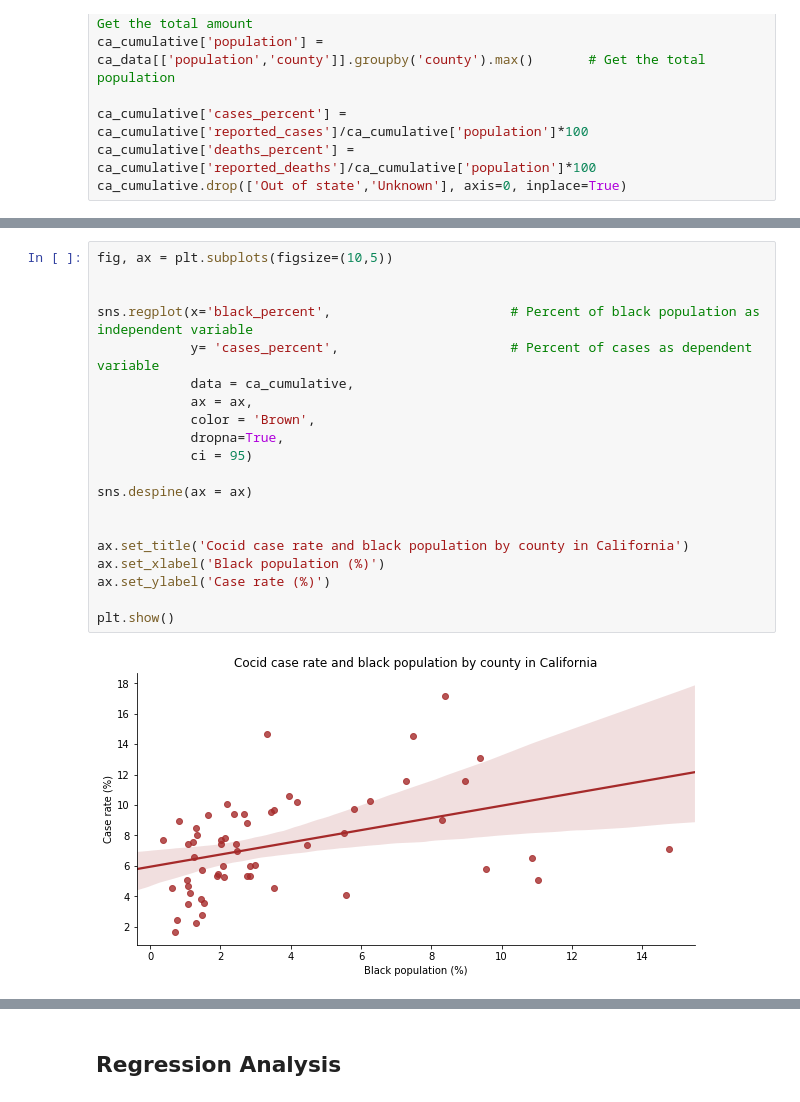
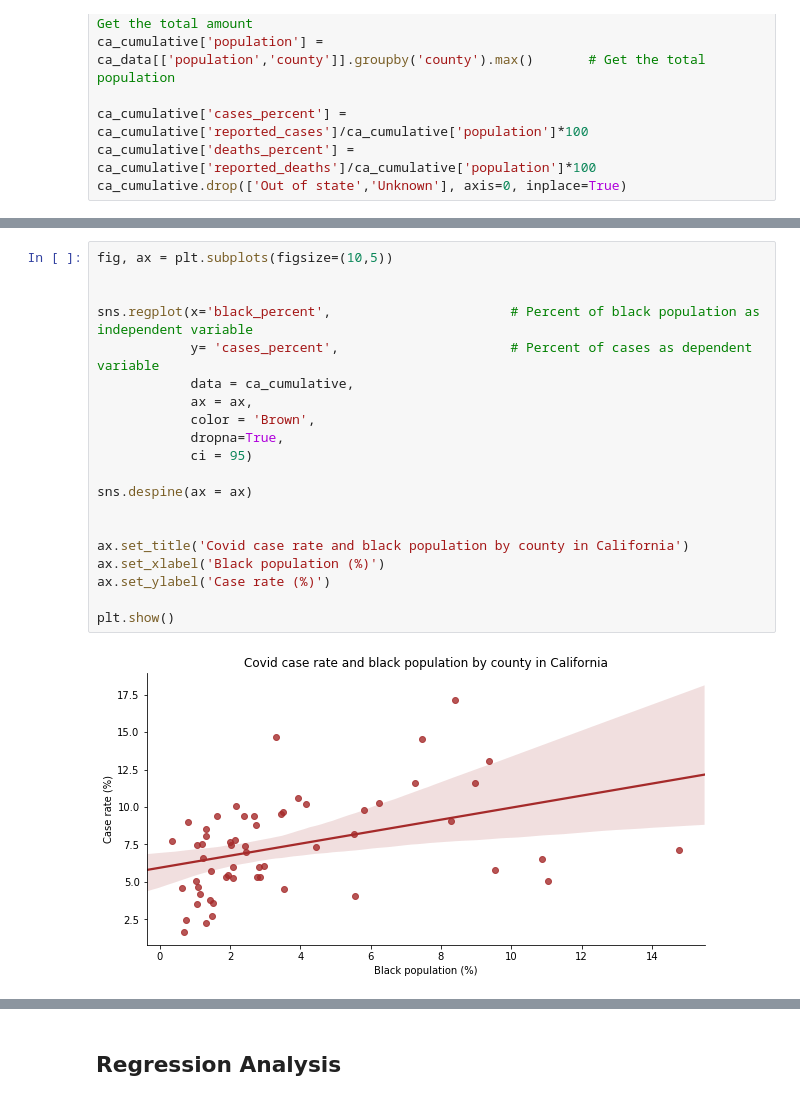
Before and after one commit to hhuang364/Econ-570Project, a Jupyter notebook: tentative code and csv/project.ipynb, the cells around one changed output, grey strips where cells are left out. Saved outputs shown, nothing was run; the diff lists cells and outputs as text.

```diff
--- a/tentative code and csv/project.ipynb
+++ b/tentative code and csv/project.ipynb
@@ -182,25 +182,25 @@ plt.show()
 # %%
 fig, ax = plt.subplots(figsize=(10,5))
 
 
 sns.regplot(x='black_percent',                       # Percent of black population as independent variable
             y= 'cases_percent',                      # Percent of cases as dependent variable
             data = ca_cumulative,
             ax = ax,
             color = 'Brown',
             dropna=True,
             ci = 95)
 
 sns.despine(ax = ax)
 
 
-ax.set_title('Cocid case rate and black population by county in California')
+ax.set_title('Covid case rate and black population by county in California')
 ax.set_xlabel('Black population (%)')
 ax.set_ylabel('Case rate (%)')
 
 plt.show()
 # %% [output]
-[figure, old version]
+[figure, new version]
 # %%
 fig, ax = plt.subplots(figsize=(10,5))
 
```
Also changed, not shown: parts of 12 cells of this notebook.
